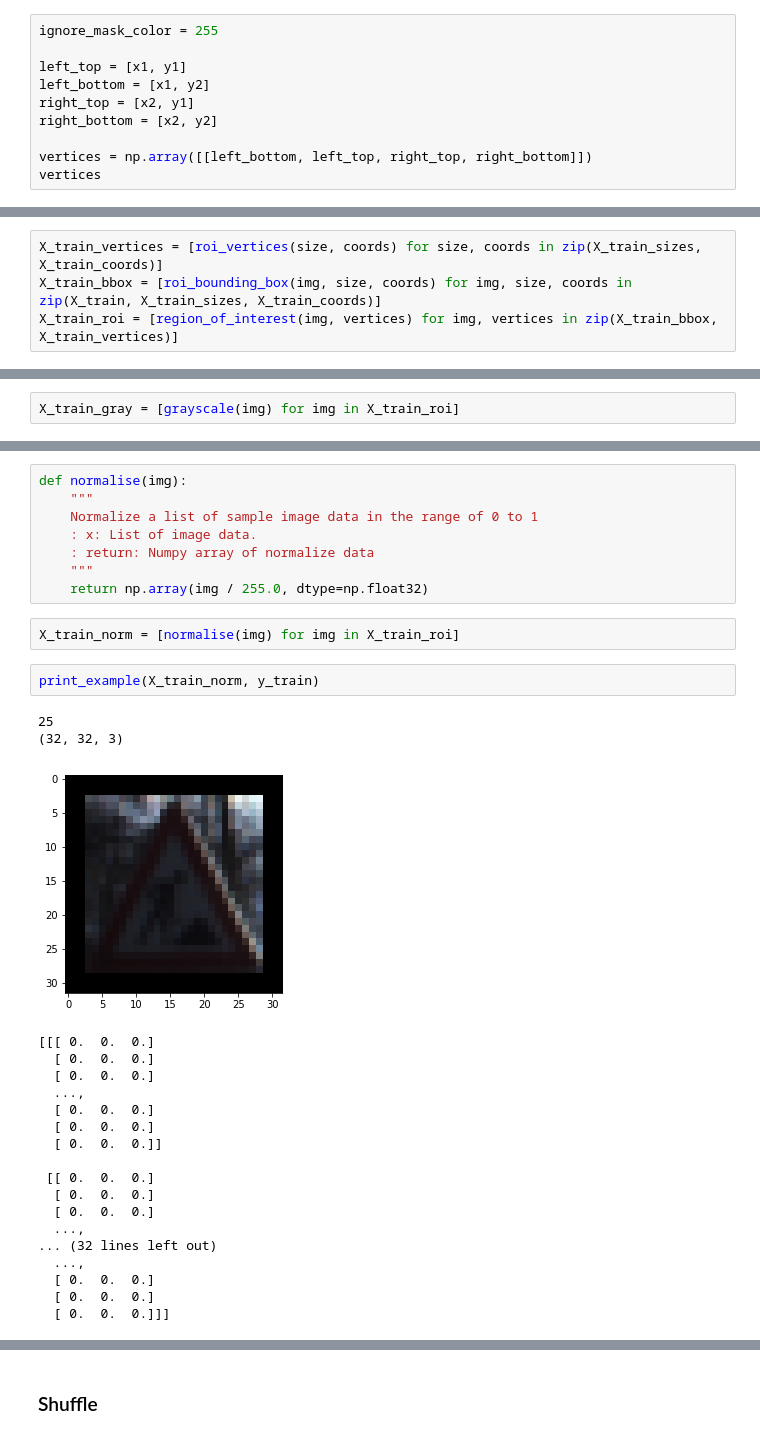
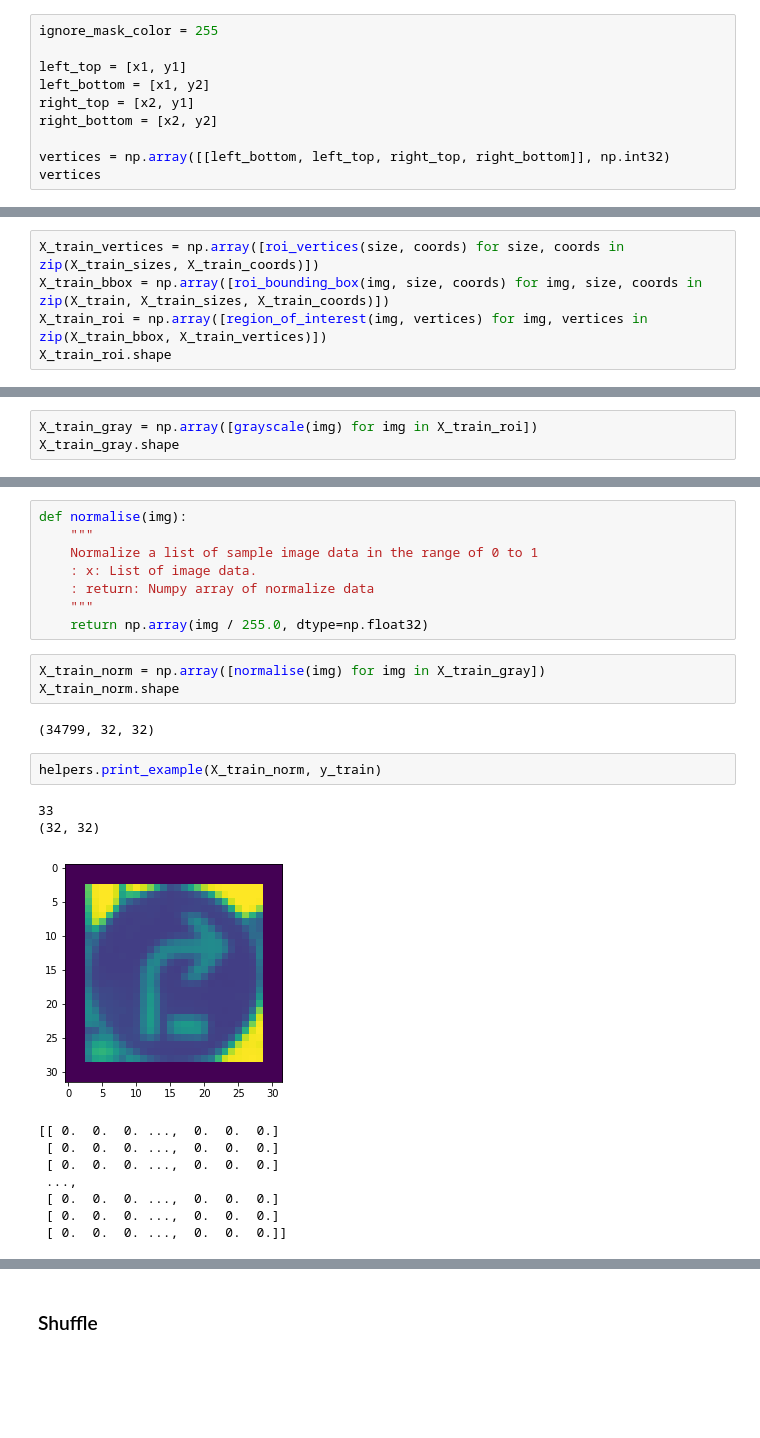
Before and after one commit to adriantorrie/udacity_sdcnd_project_2_traffic_sign_classifier, a Jupyter notebook: Traffic_Sign_Classifier.ipynb, the cells around one changed output, grey strips where cells are left out. Saved outputs shown, nothing was run; the diff lists cells and outputs as text; blank space fills up the shorter version.

```diff
--- a/Traffic_Sign_Classifier.ipynb
+++ b/Traffic_Sign_Classifier.ipynb
@@ -235,7 +246,7 @@ left_bottom = [x1, y2]
 right_top = [x2, y1]
 right_bottom = [x2, y2]
 
-vertices = np.array([[left_bottom, left_top, right_top, right_bottom]])
+vertices = np.array([[left_bottom, left_top, right_top, right_bottom]], np.int32)
 vertices
 # %% [output]
 array([[[ 2, 29],
@@ -400,6 +484,7 @@ def region_of_interest(img, vertices):
 
     return masked_image
 # %%
-X_train_vertices = [roi_vertices(size, coords) for size, coords in zip(X_train_sizes, X_train_coords)]
-X_train_bbox = [roi_bounding_box(img, size, coords) for img, size, coords in zip(X_train, X_train_sizes, X_train_coords)]
-X_train_roi = [region_of_interest(img, vertices) for img, vertices in zip(X_train_bbox, X_train_vertices)]
+X_train_vertices = np.array([roi_vertices(size, coords) for size, coords in zip(X_train_sizes, X_train_coords)])
+X_train_bbox = np.array([roi_bounding_box(img, size, coords) for img, size, coords in zip(X_train, X_train_sizes, X_train_coords)])
+X_train_roi = np.array([region_of_interest(img, vertices) for img, vertices in zip(X_train_bbox, X_train_vertices)])
+X_train_roi.shape
@@ -437,4 +524,5 @@ def grayscale(img):
     you should call plt.imshow(gray, cmap='gray')"""
     return cv2.cvtColor(img, cv2.COLOR_RGB2GRAY)
 # %%
-X_train_gray = [grayscale(img) for img in X_train_roi]
+X_train_gray = np.array([grayscale(img) for img in X_train_roi])
+X_train_gray.shape
@@ -462,27 +552,20 @@ def normalise(img):
     """
     return np.array(img / 255.0, dtype=np.float32)
 # %%
-X_train_norm = [normalise(img) for img in X_train_roi]
+X_train_norm = np.array([normalise(img) for img in X_train_gray])
+X_train_norm.shape
+# %% [output]
+(34799, 32, 32)
 # %%
-print_example(X_train_norm, y_train)
+helpers.print_example(X_train_norm, y_train)
 # %% [output]
-25
-(32, 32, 3)
+33
+(32, 32)
-[figure, old version]
+[figure, new version]
-[[[ 0.  0.  0.]
-  [ 0.  0.  0.]
-  [ 0.  0.  0.]
-  ...,
-  [ 0.  0.  0.]
-  [ 0.  0.  0.]
-  [ 0.  0.  0.]]
-
- [[ 0.  0.  0.]
-  [ 0.  0.  0.]
-  [ 0.  0.  0.]
-  ...,
-... (32 lines left out)
-  ...,
-  [ 0.  0.  0.]
-  [ 0.  0.  0.]
-  [ 0.  0.  0.]]]
+[[ 0.  0.  0. ...,  0.  0.  0.]
+ [ 0.  0.  0. ...,  0.  0.  0.]
+ [ 0.  0.  0. ...,  0.  0.  0.]
+ ...,
+ [ 0.  0.  0. ...,  0.  0.  0.]
+ [ 0.  0.  0. ...,  0.  0.  0.]
+ [ 0.  0.  0. ...,  0.  0.  0.]]
```
Also changed, not shown: parts of 51 cells of this notebook, 10 other files.
